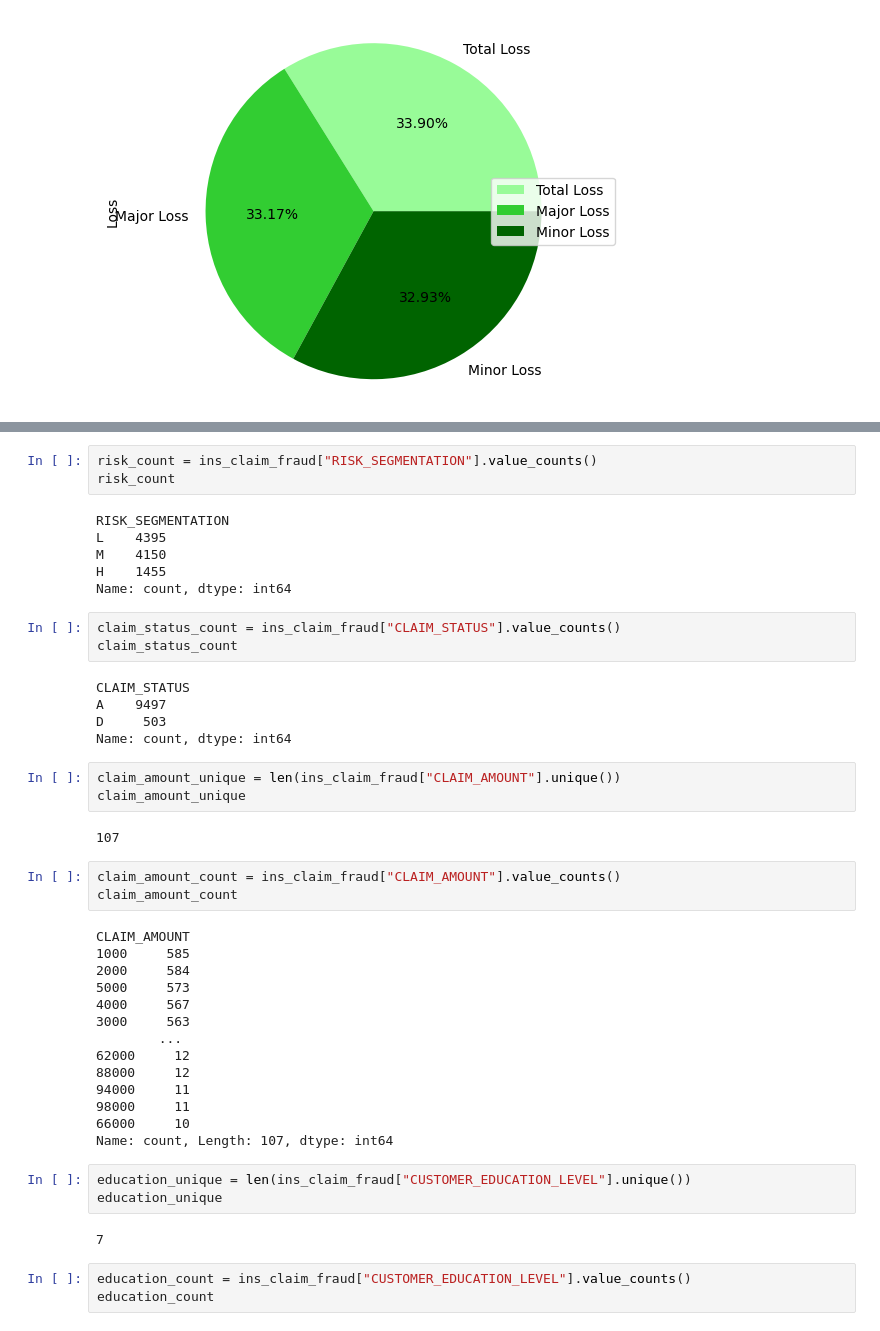
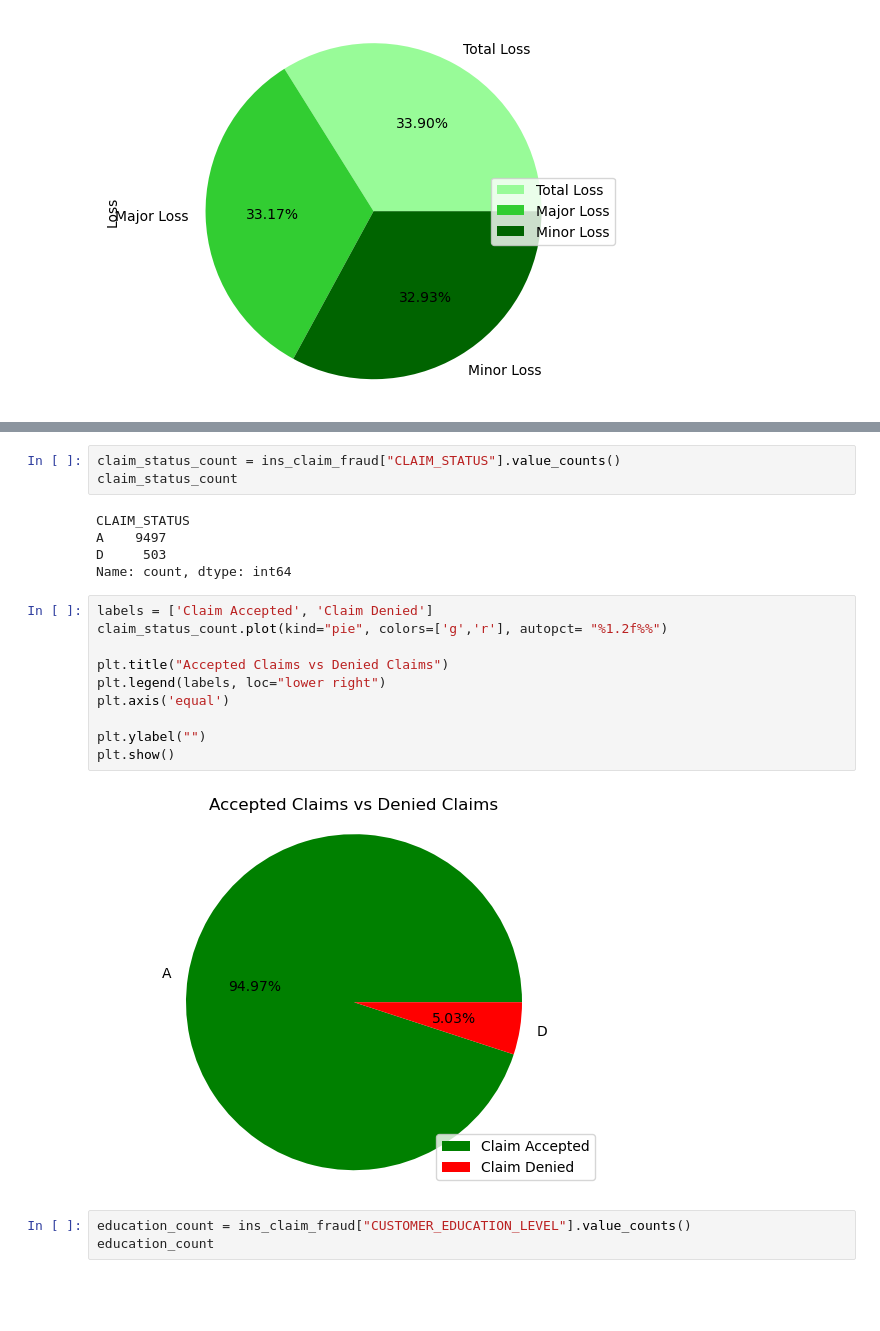
Before and after one commit to JustinS25/Insurance-Claim-Detection, a Jupyter notebook: Code/insurance_claim_valuecounts.ipynb, the cells around one changed output, grey strips where cells are left out. Saved outputs shown, nothing was run; the diff lists cells and outputs as text; blank space fills up the shorter version.

Commit message:
created 2 new plots and condensed code

```diff
--- a/Code/insurance_claim_valuecounts.ipynb
+++ b/Code/insurance_claim_valuecounts.ipynb
@@ -207,12 +150,3 @@ Name: count, dtype: int64
-# %%
-risk_count = ins_claim_fraud["RISK_SEGMENTATION"].value_counts()
-risk_count
-# %% [output]
-RISK_SEGMENTATION
-L    4395
-M    4150
-H    1455
-Name: count, dtype: int64
 # %%
 claim_status_count = ins_claim_fraud["CLAIM_STATUS"].value_counts()
 claim_status_count
@@ -221,33 +155,18 @@ CLAIM_STATUS
 A    9497
 D     503
 Name: count, dtype: int64
-# %%
-claim_amount_unique = len(ins_claim_fraud["CLAIM_AMOUNT"].unique())
-claim_amount_unique
-# %% [output]
-107
-# %%
-claim_amount_count = ins_claim_fraud["CLAIM_AMOUNT"].value_counts()
-claim_amount_count
-# %% [output]
-CLAIM_AMOUNT
-1000     585
-2000     584
-5000     573
-4000     567
-3000     563
-        ...
-62000     12
-88000     12
-94000     11
-98000     11
-66000     10
-Name: count, Length: 107, dtype: int64
-# %%
-education_unique = len(ins_claim_fraud["CUSTOMER_EDUCATION_LEVEL"].unique())
-education_unique
-# %% [output]
-7
+# %%
+labels = ['Claim Accepted', 'Claim Denied']
+claim_status_count.plot(kind="pie", colors=['g','r'], autopct= "%1.2f%%")
+
+plt.title("Accepted Claims vs Denied Claims")
+plt.legend(labels, loc="lower right")
+plt.axis('equal')
+
+plt.ylabel("")
+plt.show()
+# %% [output]
+[figure, added]
 # %%
 education_count = ins_claim_fraud["CUSTOMER_EDUCATION_LEVEL"].value_counts()
 education_count
```
Also changed, not shown: parts of 26 cells of this notebook, 2 other files.
